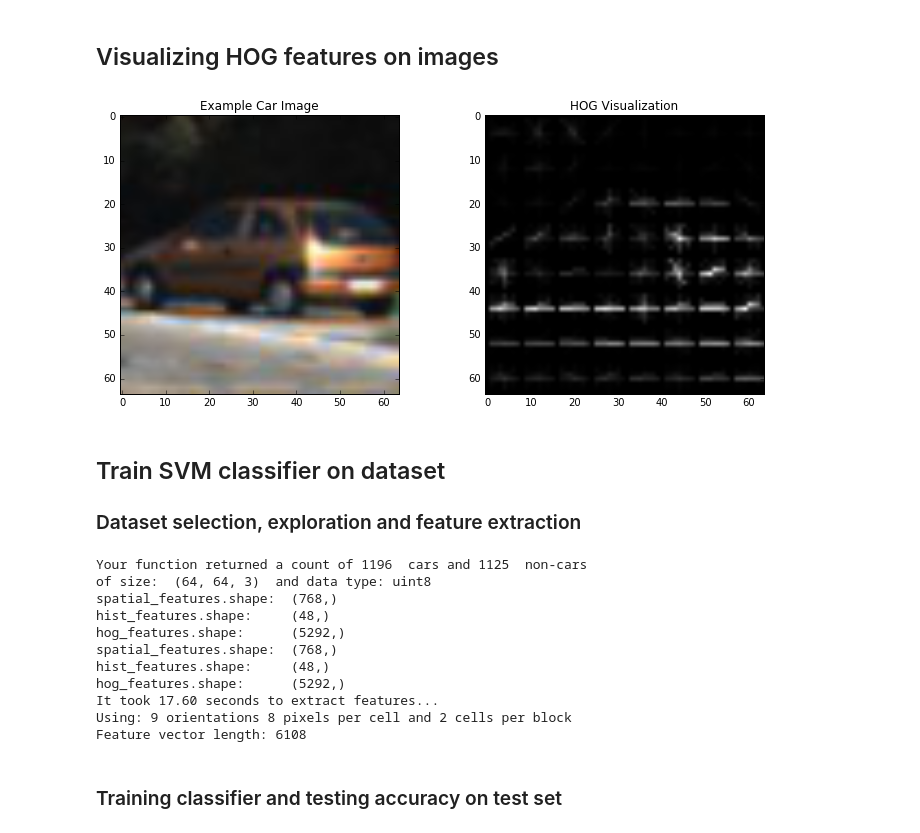
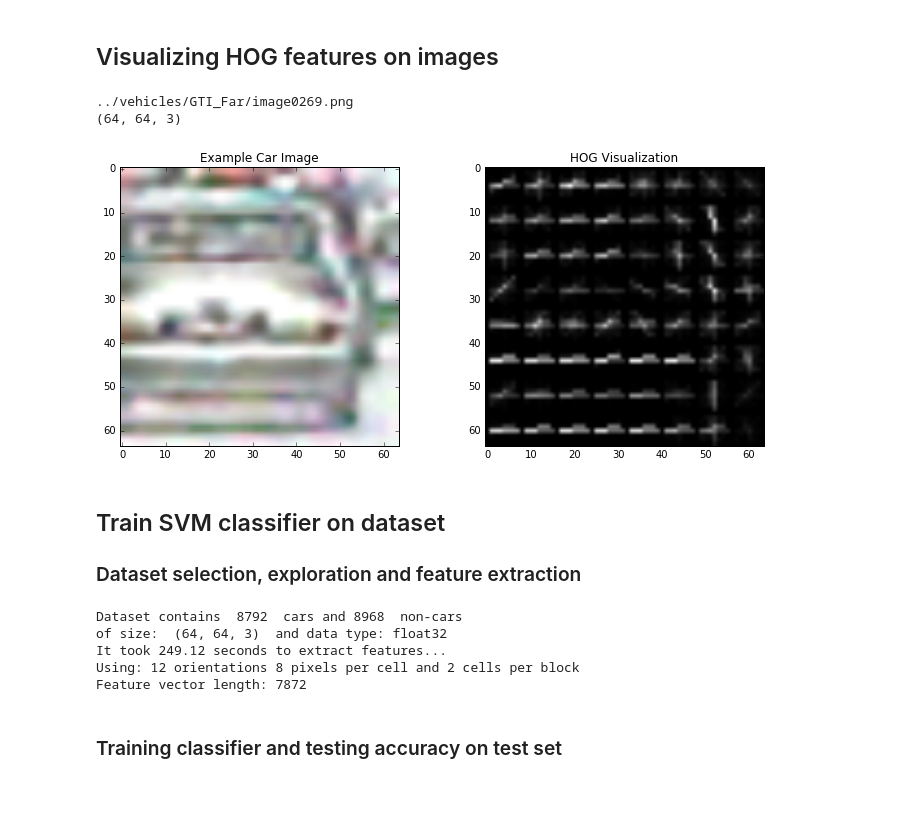
Before and after one commit to da-phil/SDC-vehicle-detection-and-tracking, a Jupyter notebook: vehicle_detection_and_tracking.ipynb, the cells around one changed output. Cells and saved outputs as stored; diff of their text form; code cells hidden in the pictures; blank space fills up the shorter version.

```diff
--- a/vehicle_detection_and_tracking.ipynb
+++ b/vehicle_detection_and_tracking.ipynb
@@ -8,6 +8,7 @@ This juypter notebook contains a pipeline to detect vehicles and tracks them in
 import numpy as np
 import time
 import glob
+import random
 import cv2
 import matplotlib.pyplot as plt
 #%matplotlib nbagg
@@ -18,13 +19,12 @@ from mpl_toolkits.mplot3d import Axes3D
 from scipy.ndimage.measurements import label
 from sklearn.preprocessing import StandardScaler
 from sklearn.model_selection import train_test_split
-from sklearn.svm import LinearSVC
+from sklearn.svm import LinearSVC, SVC
 from skimage.feature import hog
 from scipy.ndimage.measurements import label
 
 from IPython.core.display import display, HTML
-display(HTML(
-"""<style>
+display(HTML("""<style>
     div#notebook-container    { width: 70%; }
     div#menubar-container     { width: 70%; }
     div#maintoolbar-container { width: 70%; }
@@ -45,8 +45,8 @@ path_notcar_small = "../non-vehicles_smallset/"
 path_car_small    = "../vehicles_smallset/"
 
 # Big dataset for actual usage
-path_car_big    = "../non-vehicles/"
-path_notcar_big = "../vehicles/"
+path_notcar_big  = "../non-vehicles/"
+path_car_big     = "../vehicles/"
 
 path_test_imgs   = "test_images/"
 path_output_imgs = "output_images/"
@@ -352,47 +381,51 @@ def data_look(car_list, notcar_list):
 # %% [markdown]
 ## Visualizing HOG features on images
 # %%
-dataset="small" # "small" or "big"
+dataset="big" # "small" or "big"
 
 if dataset == "small":
     images_cars    = glob.glob(path_car_small + "**/*.jpeg", recursive=True)
     images_notcars = glob.glob(path_notcar_small + "**/*.jpeg", recursive=True)
 else:
     images_cars = glob.glob(path_car_big + "**/*.png", recursive=True)
     images_notcars = glob.glob(path_notcar_big + "**/*.png", recursive=True)
 
 car_ind    = np.random.randint(0, len(images_cars))
 notcar_ind = np.random.randint(0, len(images_notcars))
 
 # Read in random car/not-car images
+print(images_cars[car_ind])
 car_image = mpimg.imread(images_cars[car_ind])
+if images_cars[car_ind].endswith(".png"):
+    car_image = car_image * 255.0
+    car_image = car_image.astype(np.uint8)
+print(car_image.shape)
 
+car_image = equalize_histogram(car_image)
 gray = cv2.cvtColor(car_image, cv2.COLOR_RGB2GRAY)
-
-# Define HOG parameters
-orient          = 12
-pix_per_cell    = 8
-cell_per_block  = 8
+#gray = equalize_histogram(gray)
 
 # Call function with vis=True to see an image output
-features, hog_image = get_hog_features(gray, orient, pix_per_cell, cell_per_block, vis=True, feature_vec=True)
+features, hog_image = get_hog_features(gray, orient=12, pix_per_cell=8, cell_per_block=8, vis=True, feature_vec=True)
 
 # Plot the examples
 fig = plt.figure(figsize=(12,5))
 plt.subplot(121)
 plt.imshow(car_image, cmap='gray')
 plt.title('Example Car Image')
 plt.subplot(122)
 plt.imshow(hog_image, cmap='gray')
 plt.title('HOG Visualization')
 plt.show()
 # %% [output]
+../vehicles/GTI_Far/image0269.png
+(64, 64, 3)
-[figure, old version]
+[figure, new version]
 # %% [markdown]
 ## Train SVM classifier on dataset
 ### Dataset selection, exploration and feature extraction
 # %%
-dataset="small" # "small" or "big"
+dataset="big" # "small" or "big"
 
 if dataset == "small":
     images_cars    = glob.glob(path_car_small + "**/*.jpeg", recursive=True)
@@ -409,13 +442,13 @@ notcars = images_notcars #[0:sample_size]
 
 data_info = data_look(images_cars, images_notcars)
 
-print('Your function returned a count of', data_info["n_cars"], ' cars and', data_info["n_notcars"], ' non-cars')
-print('of size: ', data_info["image_shape"], ' and data type:', data_info["data_type"])
+print("Dataset contains ", data_info["n_cars"], " cars and", data_info["n_notcars"], " non-cars")
+print("of size: ", data_info["image_shape"], " and data type:", data_info["data_type"])
 
 
 ### Tweak these parameters and see how the results change.
 colorspace     = "RGB"
-orient         = 9  # HOG orientations
+orient         = 12  # HOG orientations
 pix_per_cell   = 8 # HOG pixels per cell
 cell_per_block = 2 # HOG cells per block
 hog_channel    = -1 # Can be 0, 1, 2, or -1 for all channels
@@ -424,8 +457,6 @@ hist_bins      = 16    # Number of histogram bins
 spatial_feat   = True # Spatial features on or off
 hist_feat      = True # Histogram features on or off
 hog_feat       = True # HOG features on or off
-y_start_stop   = [400, 700] # Min and max in y to search in slide_window()
-scale          = 1.0
 
 t=time.time()
 car_features    = extract_features(cars, color_space=colorspace, spatial_size=spatial_size, hist_bins=hist_bins,
@@ -452,16 +483,10 @@ X_train, X_test, y_train, y_test = train_test_split(scaled_X, y, test_size=0.2,
 print('Using:', orient, 'orientations', pix_per_cell, 'pixels per cell and', cell_per_block, 'cells per block')
 print('Feature vector length:', len(X_train[0]))
 # %% [output]
-Your function returned a count of 1196  cars and 1125  non-cars
-of size:  (64, 64, 3)  and data type: uint8
-spatial_features.shape:  (768,)
-hist_features.shape:     (48,)
-hog_features.shape:      (5292,)
-spatial_features.shape:  (768,)
-hist_features.shape:     (48,)
-hog_features.shape:      (5292,)
-It took 17.60 seconds to extract features...
-Using: 9 orientations 8 pixels per cell and 2 cells per block
-Feature vector length: 6108
+Dataset contains  8792  cars and 8968  non-cars
+of size:  (64, 64, 3)  and data type: float32
+It took 249.12 seconds to extract features...
+Using: 12 orientations 8 pixels per cell and 2 cells per block
+Feature vector length: 7872
 # %% [markdown]
 ### Training classifier and testing accuracy on test set
```
Also changed, not shown: parts of 7 cells of this notebook.
